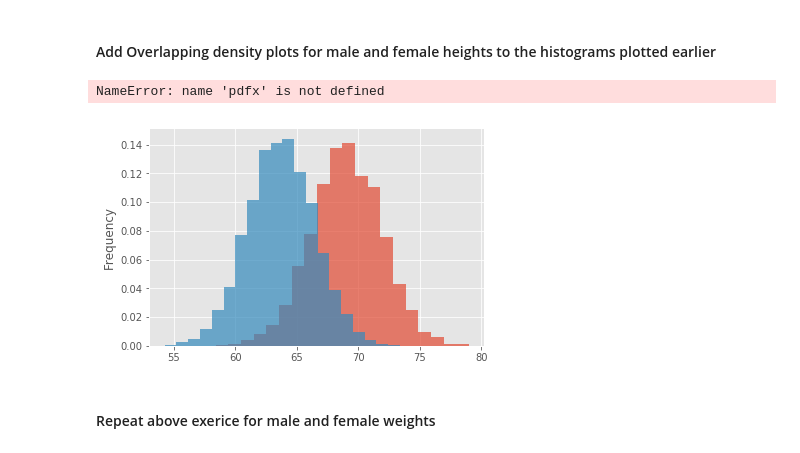
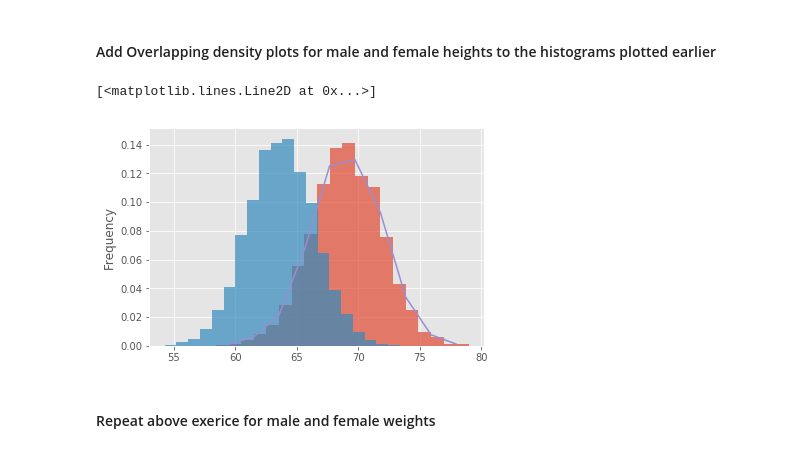
Before and after one commit to byeretzian/dsc-0-09-11-distributions-pdf-lab-online-ds-sp-000, a Jupyter notebook: index.ipynb, the cells around one changed output. Drawn from its saved outputs; the diff is of its cells as text; code cells hidden in the pictures.

```diff
--- a/index.ipynb
+++ b/index.ipynb
@@ -114,10 +114,12 @@ plt.legend()
 # %%
 male_df.Height.plot.hist(bins = 20, normed=True, label = 'Normalized histogram', alpha = 0.7)
 female_df.Height.plot.hist(bins = 20, normed=True, label = 'Normalized histogram', alpha = 0.7)
 x, y = density(male_df.Height)
+plt.plot(x,y)
+x2, y2 = density(female_df.)
 # %% [output]
-NameError: name 'pdfx' is not defined
+[<matplotlib.lines.Line2D at 0x...>]
-[figure, old version]
+[figure, new version]
 # %% [markdown]
 #### Repeat above exerice for male and female weights
 # %%
```
